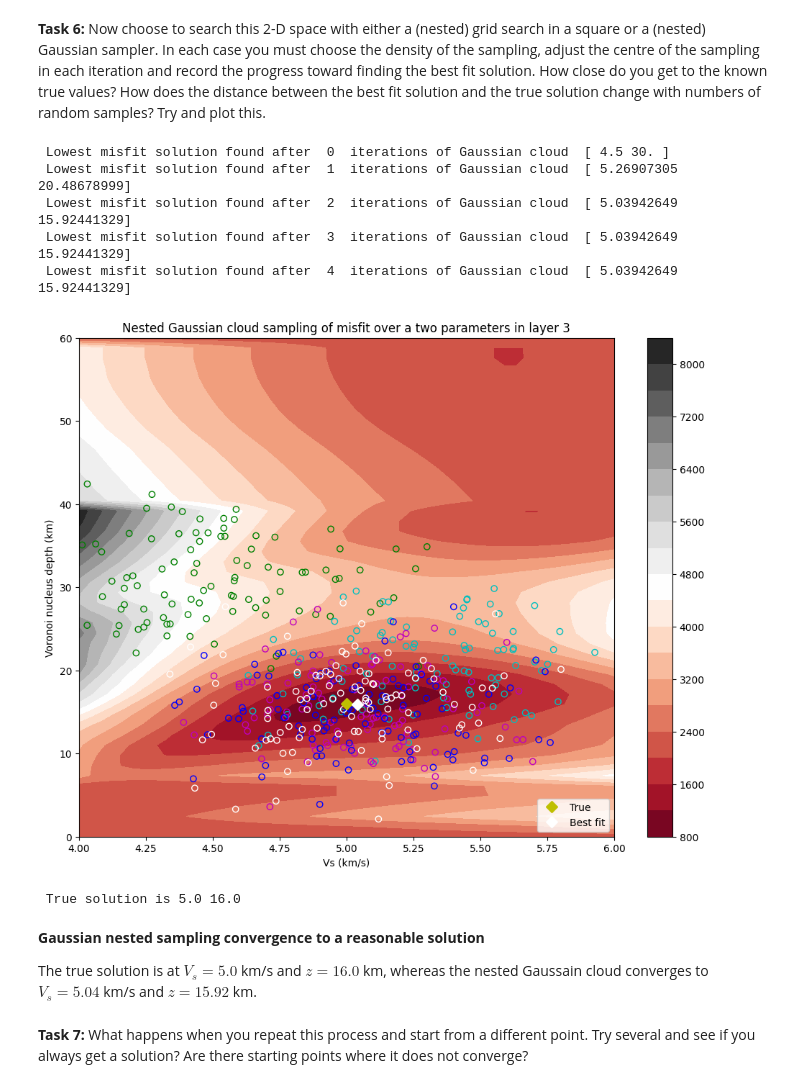
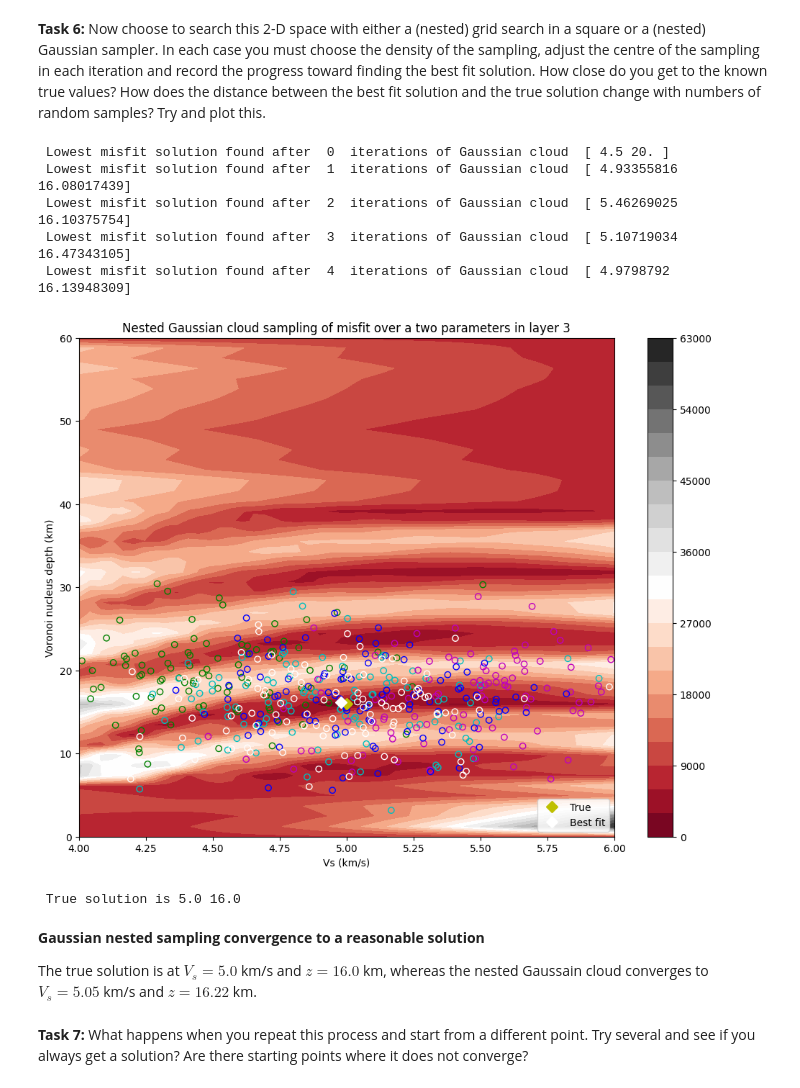
Before and after one commit to inlab-geo/pyrf96, a Jupyter notebook: examples/RF_direct search demo.ipynb, the cells around one changed output. Cells and saved outputs as stored; diff of their text form; code cells hidden in the pictures.

```diff
--- a/examples/RF_direct search demo.ipynb
+++ b/examples/RF_direct search demo.ipynb
@@ -80,13 +101,16 @@ Here we increase the noise level.
 # %%
-# Try it here! You can insert more cells by selecting Cell > Insert Cell Above/Below from the menu
-# bar, or by pressing Esc to enter command mode and then hitting A or B (for above/below).
+# Set up a noise model in time domain
+noise = {}
+noise['kernel'] = 'sqExp'  # Kernel time sqExp = Gaussian
+noise['amp_sigma'] = 0.04  # Amplitude standard deviation (in amplitude units)
+noise['corr_time'] = 0.5   # Time correlation (in seconds)
 
 # calculate and plot receiver function with different parameters
 t,rfunc = pyrf96.rfcalc(model,mtype=2)          # Receiver function
-t2,rfunc2 = pyrf96.rfcalc(model,sn=1.0,seed=12345678,mtype=2) # Receiver function with added correlated noise
-plt.title('RF with large amplitude noise')
+t2,rfunc2,Cd = pyrf96.rfcalc(model,seed=12345678,mtype=2,noise=noise) # Receiver function with added correlated noise
+plt.title('RF with time domain generated noise')
 plt.plot(t,rfunc,label='No noise RF')
-plt.plot(t2,rfunc2,'r-',label='Large amplitude noisy RF')
+plt.plot(t2,rfunc2,'r-',label='Time domain noisy RF')
 plt.xlabel('Time/s')
 plt.ylabel('Amplitude')
 plt.legend()
@@ -104,7 +138,7 @@ model = np.array([[2,4.0,1.7],
                   [7.0,4.2,2.0],
                   [16, 5,1.7],
                   [40,6.,1.7]])
-time1,RFo = pyrf96.rfcalc(model,sn=0.5)          # Calculate observed noisy Receiver function
+time1,RFo,Cd = pyrf96.rfcalc(model,noise=noise)          # Calculate noisy Receiver function (time domain noise)
 time2,RFp = pyrf96.rfcalc(model) # Calculate predicted noiseless Receiver function
 
 # plot RF together with noise
@@ -113,5 +147,6 @@ a,b, = pyrf96.plotRFm(model,time1,RFo,time2,RFp,
     vmax=6.3,
     dmin=-2.0,
     dmax=48.0,
-    string="Observed and predicted receiver functions")
+    plotnuclei=True,
+    title="Observed and predicted receiver functions")
 # %% [output]
@@ -130,7 +171,8 @@ where $C_D^{-1}$ is the inverse data covariance matrix describing correlated noi
 # Try it here! You can insert more cells by selecting Cell > Insert Cell Above/Below from the menu
 # bar, or by pressing Esc to enter command mode and then hitting A or B (for above/below).
 
-Cdinv = pyrf96.InvDataCov(2.5,0.01,len(rfunc)) # This is the inverse data covariance for the noisy receiver function
+#Cdinv = pyrf96.InvDataCov(2.5,0.01,len(rfunc)) # This is the inverse data covariance for the noisy receiver function
+Cdinv = np.linalg.inv(Cd)                      # This is the inverse data covariance for the noisy receiver function with noise (generated in the time domain)
 
 # now compute the negative log Likelihood between the receiver functions of your two models.
 res = RFo-RFp
@@ -270,7 +312,7 @@ cov = [[0.1,0],[0,20]] # Covariance for Gaussian samples
 p = np.array([])
 allp = [0]*nits
 bp = [0]*(nits+1)
-bp[0] = np.array([4.5,30]) # starting point for Gaussian cloud matters
+bp[0] = np.array([4.5,20]) # starting point for Gaussian cloud matters
 #bp[0] = np.array([4.5,40]) # starting point for Gaussian cloud matters
 mis0 = 1e6
 for it in range(nits):
@@ -285,44 +327,44 @@ for it in range(nits):
             time,RFpm = pyrf96.rfcalc(m) # Calculate predicted noiseless Receiver function for current model
             res = RFo-RFpm
             mis = np.dot(res,np.transpose(np.dot(Cdinv, res)))/2.0
             if(mis < mis0):
                 mis0 = np.copy(mis)
                 bp[it+1] = np.copy(x)
     allp[it] = np.reshape(p,(-1,2))
     p = np.array([])
 
 fig = plt.figure(figsize=(12,9))
 plt.title('Nested Gaussian cloud sampling of misfit over a two parameters in layer '+repr(iface))
 #plt.plot(depths,misfit,'k-')
 plt.ylabel('Voronoi nucleus depth (km)')
 plt.xlabel('Vs (km/s)')
 X, Y = np.meshgrid(Vs, depths)
 plt.contourf(X, Y, misfit, 20, cmap='RdGy')
 plt.plot(model[iface,1],model[iface,0],'yo')
 plt.colorbar()
 c = ['g','c','m','b','w']
 for i in range(nits):
     plt.scatter(allp[i].T[0], allp[i].T[1], facecolors='none',edgecolors=c[i],alpha=1.0)
     #plt.plot(bp[i].T[0],bp[i].T[1],'o',color=c[i])
     print(' Lowest misfit solution found after ',i,' iterations of Gaussian cloud ',bp[i])
 #plt.plot(bp[i].T[0],bp[i].T[1],'wo',markersize=3.0)
 plt.plot(model[iface,1],model[iface,0],'yD',markersize=8.0,label='True')
 plt.plot(bp[i].T[0],bp[i].T[1],'wD',markersize=8.0,lw=1.0,label='Best fit')
 plt.legend(loc=4)
 plt.show()
 print(' True solution is',model[iface,1],model[iface,0])
 # %% [output]
- Lowest misfit solution found after  0  iterations of Gaussian cloud  [ 4.5 30. ]
- Lowest misfit solution found after  1  iterations of Gaussian cloud  [ 5.26907305 20.48678999]
- Lowest misfit solution found after  2  iterations of Gaussian cloud  [ 5.03942649 15.92441329]
- Lowest misfit solution found after  3  iterations of Gaussian cloud  [ 5.03942649 15.92441329]
- Lowest misfit solution found after  4  iterations of Gaussian cloud  [ 5.03942649 15.92441329]
+ Lowest misfit solution found after  0  iterations of Gaussian cloud  [ 4.5 20. ]
+ Lowest misfit solution found after  1  iterations of Gaussian cloud  [ 4.93355816 16.08017439]
+ Lowest misfit solution found after  2  iterations of Gaussian cloud  [ 5.46269025 16.10375754]
+ Lowest misfit solution found after  3  iterations of Gaussian cloud  [ 5.10719034 16.47343105]
+ Lowest misfit solution found after  4  iterations of Gaussian cloud  [ 4.9798792  16.13948309]
-[figure, old version]
+[figure, new version]
  True solution is 5.0 16.0
 # %% [markdown]
 **Gaussian nested sampling convergence to a reasonable solution**
 
-The true solution is at $V_s=5.0$ km/s and $z=16.0$ km, whereas the nested Gaussain cloud converges to $V_s=5.04$ km/s and $z=15.92$ km.
+The true solution is at $V_s=5.0$ km/s and $z=16.0$ km, whereas the nested Gaussain cloud converges to $V_s=5.05$ km/s and $z=16.22$ km.
 # %% [markdown]
 **Task 7:** What happens when you repeat this process and start from a different point. Try several and see if you always get a solution? Are there starting points where it does not converge?
 # %% [markdown]
```
Also changed, not shown: parts of 20 cells of this notebook, 3 other files.
